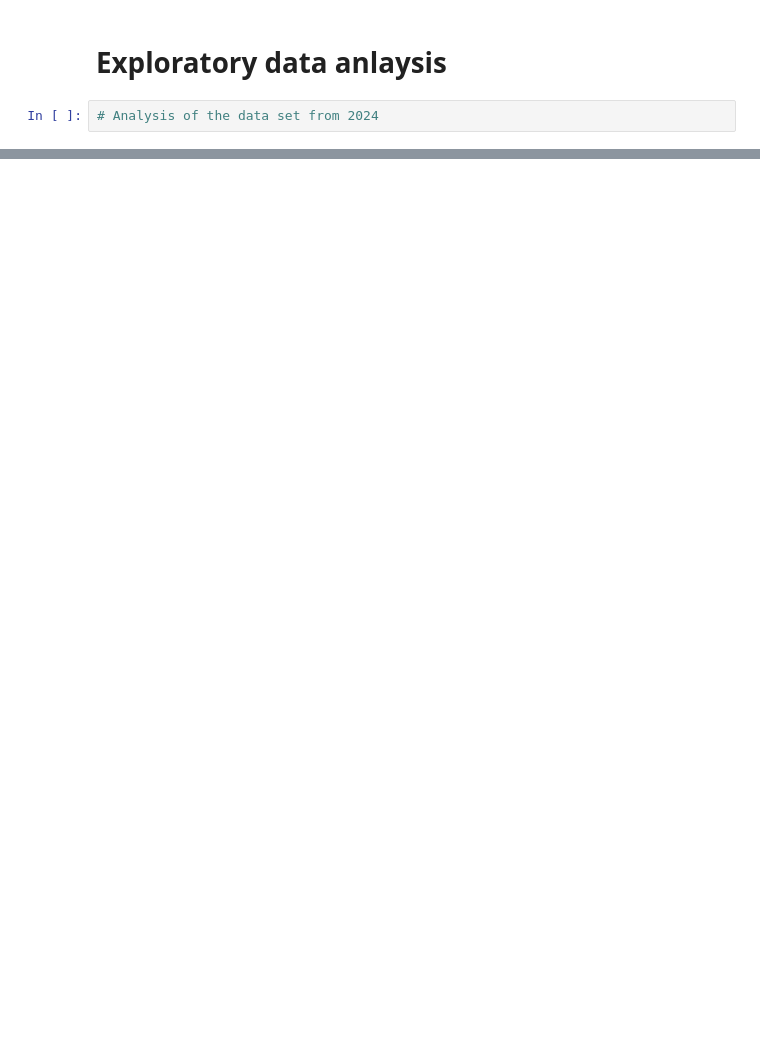
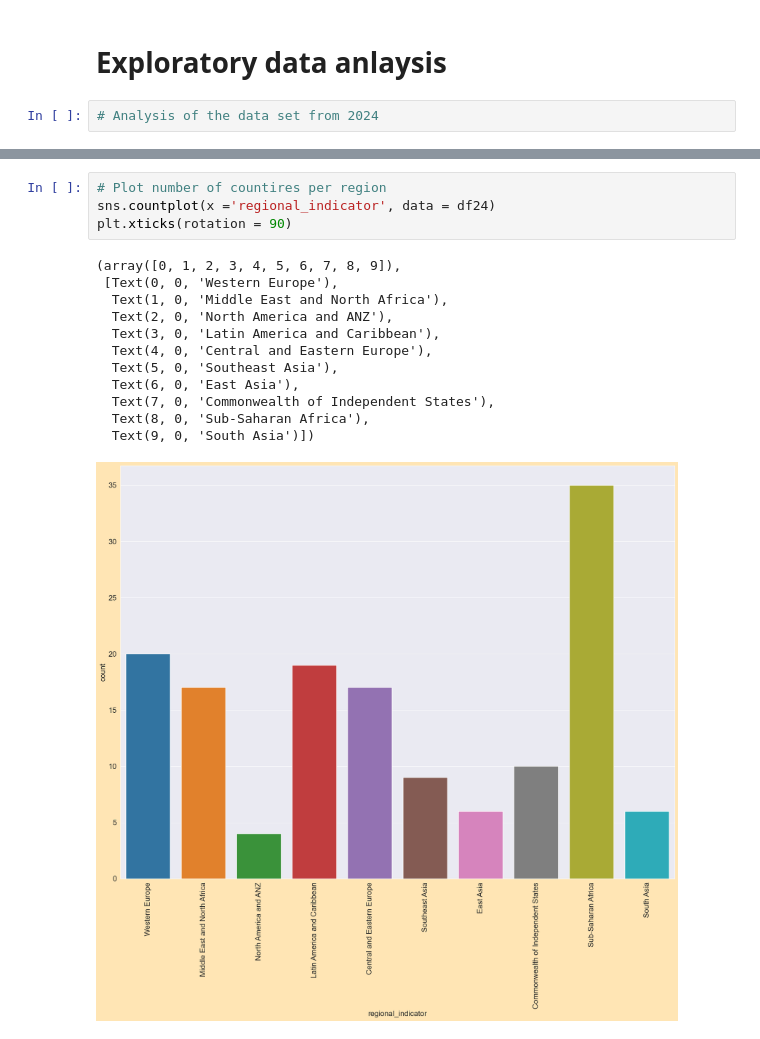
Before and after one commit to ErikBusk/Happiness_v2, a Jupyter notebook: Happniess data analysis.ipynb, the cells around one changed output, grey strips where cells are left out. Saved outputs shown, nothing was run; the diff lists cells and outputs as text; blank space fills up the shorter version.

```diff
--- a/Happniess data analysis.ipynb
+++ b/Happniess data analysis.ipynb
@@ -212,3 +213,20 @@ df24.describe()
 | 50% | 5.785000 | 1.403000 | 1.217000 | 0.549000 | 0.632000 | ... |
 | 75% | 6.416000 | 1.733000 | 1.377000 | 0.644000 | 0.734000 | ... |
 | max | 7.741000 | 2.141000 | 1.617000 | 0.857000 | 0.863000 | ... |
+# %%
+# Plot number of countires per region
+sns.countplot(x ='regional_indicator', data = df24)
+plt.xticks(rotation = 90)
+# %% [output]
+(array([0, 1, 2, 3, 4, 5, 6, 7, 8, 9]),
+ [Text(0, 0, 'Western Europe'),
+  Text(1, 0, 'Middle East and North Africa'),
+  Text(2, 0, 'North America and ANZ'),
+  Text(3, 0, 'Latin America and Caribbean'),
+  Text(4, 0, 'Central and Eastern Europe'),
+  Text(5, 0, 'Southeast Asia'),
+  Text(6, 0, 'East Asia'),
+  Text(7, 0, 'Commonwealth of Independent States'),
+  Text(8, 0, 'Sub-Saharan Africa'),
+  Text(9, 0, 'South Asia')])
+[figure, added]
```
Also changed, not shown: parts of 14 cells of this notebook.
